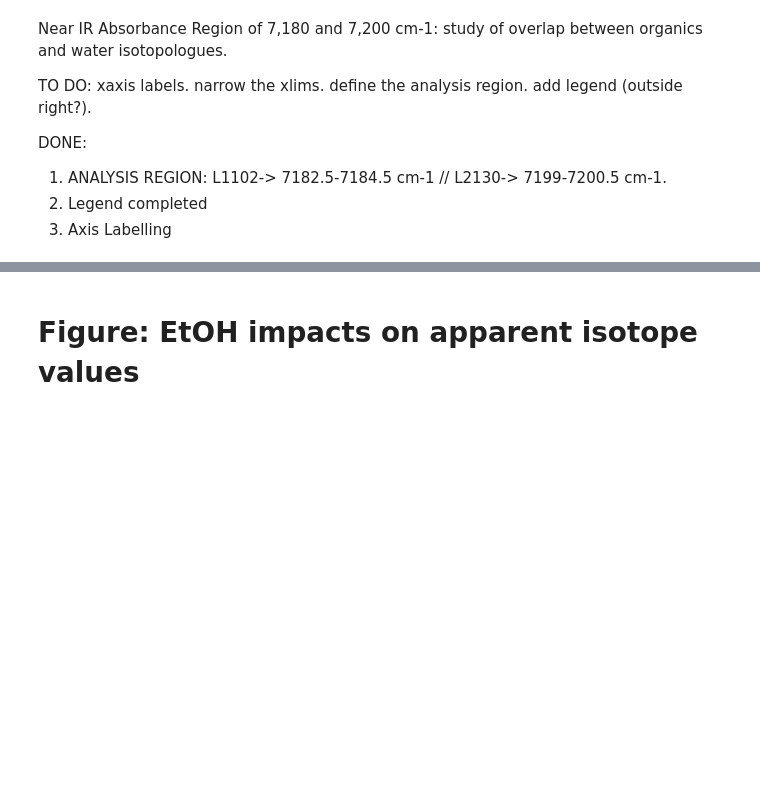
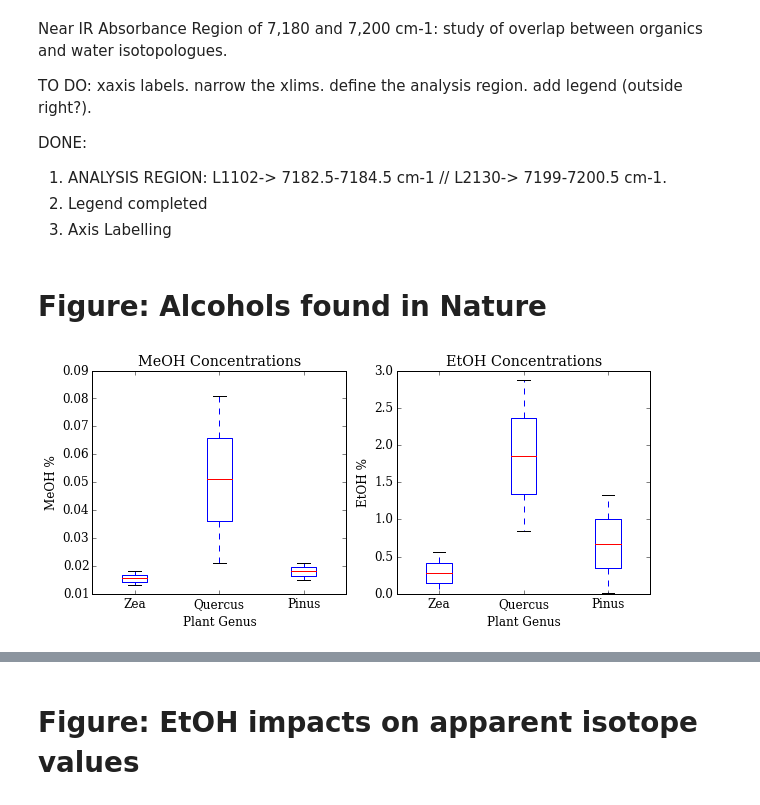
Before and after one commit to wolfhelius/isodopes, a Jupyter notebook: Isodopes Plotting.ipynb, the cells around one changed output, grey strips where cells are left out. Cells and saved outputs as stored; diff of their text form; code cells hidden in the pictures; blank space fills up the shorter version.

Commit message:
Added "Alcohols in Nature" box plot.

```diff
--- a/Isodopes Plotting.ipynb
+++ b/Isodopes Plotting.ipynb
@@ -68,3 +68,42 @@ DONE:
 1) ANALYSIS REGION: L1102-> 7182.5-7184.5 cm-1 // L2130-> 7199-7200.5 cm-1.
 2) Legend completed
 3) Axis Labelling
+# %% [markdown]
+# Figure: Alcohols found in Nature
+# %%
+fieldnmr_file = r'./dat/field_sample_nmr.csv'
+fieldnmr = pd.read_csv(fieldnmr_file)
+# %%
+from pylab import *
+
+fig, axes = plt.subplots(1, 2, figsize=(10,4))
+
+# meoh natural concentrations
+meoh_data = [fieldnmr.Corn_Me, fieldnmr.Pine_Me, fieldnmr.Oak_Me]
+axes[0].set_title("MeOH Concentrations")
+axes[0].set_xlabel("Plant Genus")
+axes[0].set_ylabel("MeOH %")
+axes[0].boxplot(meoh_data);
+
+# etoh natural concentrations
+etoh_data = [fieldnmr.Corn_Et, fieldnmr.Pine_Et, fieldnmr.Oak_Et]
+axes[1].set_title("EtOH Concentrations")
+axes[1].set_xlabel("Plant Genus")
+axes[1].set_ylabel("EtOH %")
+axes[1].boxplot(etoh_data);
+
+
+# x-axis labelling
+labels = [item.get_text() for item in axes[0].get_xticklabels()];
+labels[0] = 'Zea'
+labels[1] = 'Quercus'
+labels[2] = 'Pinus'
+axes[0].set_xticklabels(labels);
+
+labels = [item.get_text() for item in axes[1].get_xticklabels()];
+labels[0] = 'Zea'
+labels[1] = 'Quercus'
+labels[2] = 'Pinus'
+axes[1].set_xticklabels(labels);
+# %% [output]
+[figure, added]
```
Also changed, not shown: parts of 2 cells of this notebook.
